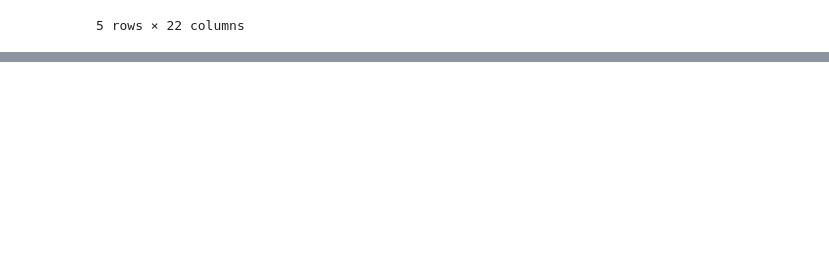
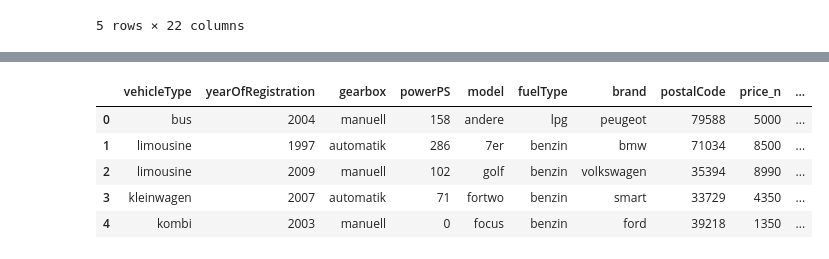
Before and after one commit to RuslanYusup/EDA_CAR, a Jupyter notebook: car_price.ipynb, the cells around one changed output, grey strips where cells are left out. Cells and saved outputs as stored; diff of their text form; code cells hidden in the pictures; blank space fills up the shorter version.

```diff
--- a/car_price.ipynb
+++ b/car_price.ipynb
@@ -347,0 +534,3 @@ autos.head()
+# %%
+autos['days_selling'] = (autos['dateCrawled']-autos['dateCreated'])
+autos['days_selling'].head()
@@ -347,0 +556,18 @@ autos.head()
+# %%
+# придется удалить дату
+autos = autos.drop(['dateCrawled', 'name', 'price', 'notRepairedDamage', 'dateCreated',
+                                                                              'nrOfPictures', 'odometer', 'lastSeen', 'monthOfRegistration'], axis=1)
+# %%
+autos = autos.drop(['days_selling'], axis=1)
+# %%
+# попробуем удалить некоторые категориальные признаки(модель очень долго учиться)
+autos = autos.drop(['offerType', 'seller', 'abtest'], axis=1)
+# %%
+autos.head()
+# %% [output]
+|  | vehicleType | yearOfRegistration | gearbox | powerPS | model | fuelType | brand | postalCode | price_n | ... |
+| 0 | bus | 2004 | manuell | 158 | andere | lpg | peugeot | 79588 | 5000 | ... |
+| 1 | limousine | 1997 | automatik | 286 | 7er | benzin | bmw | 71034 | 8500 | ... |
+| 2 | limousine | 2009 | manuell | 102 | golf | benzin | volkswagen | 35394 | 8990 | ... |
+| 3 | kleinwagen | 2007 | automatik | 71 | fortwo | benzin | smart | 33729 | 4350 | ... |
+| 4 | kombi | 2003 | manuell | 0 | focus | benzin | ford | 39218 | 1350 | ... |
```
Also changed, not shown: parts of 72 cells of this notebook.
